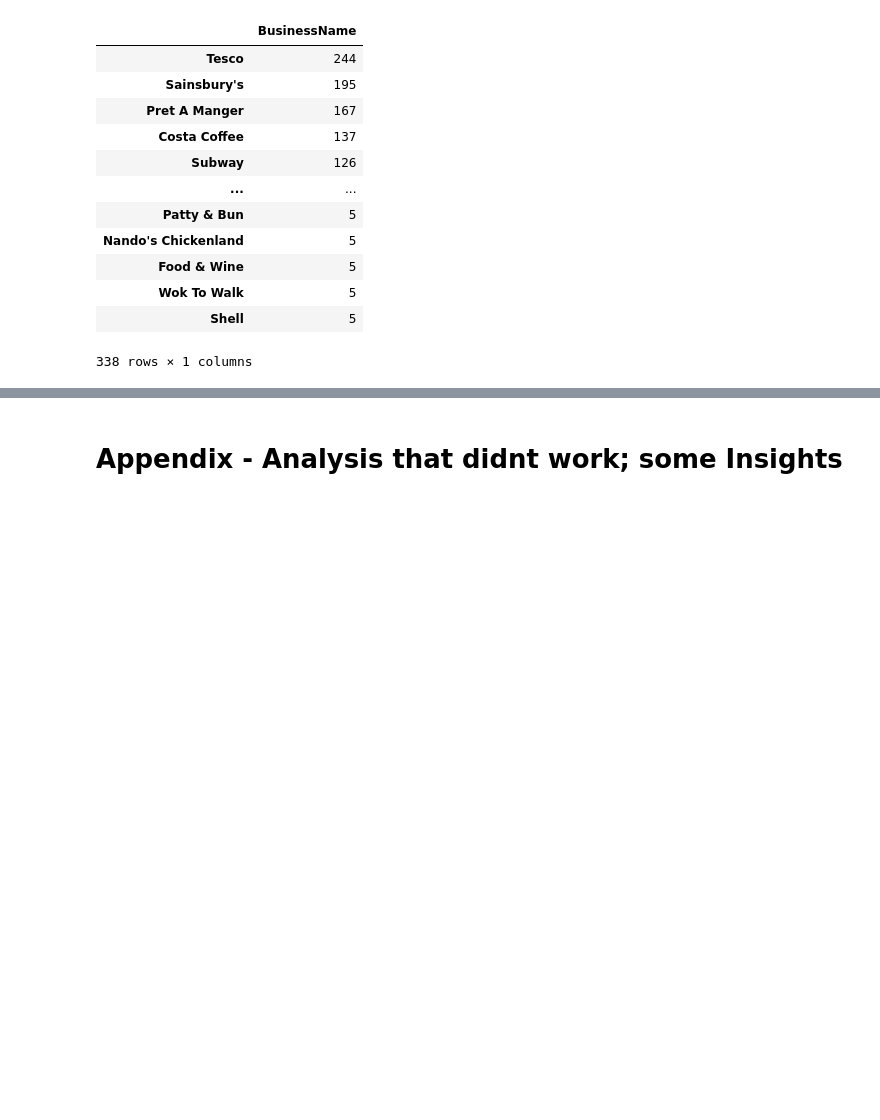
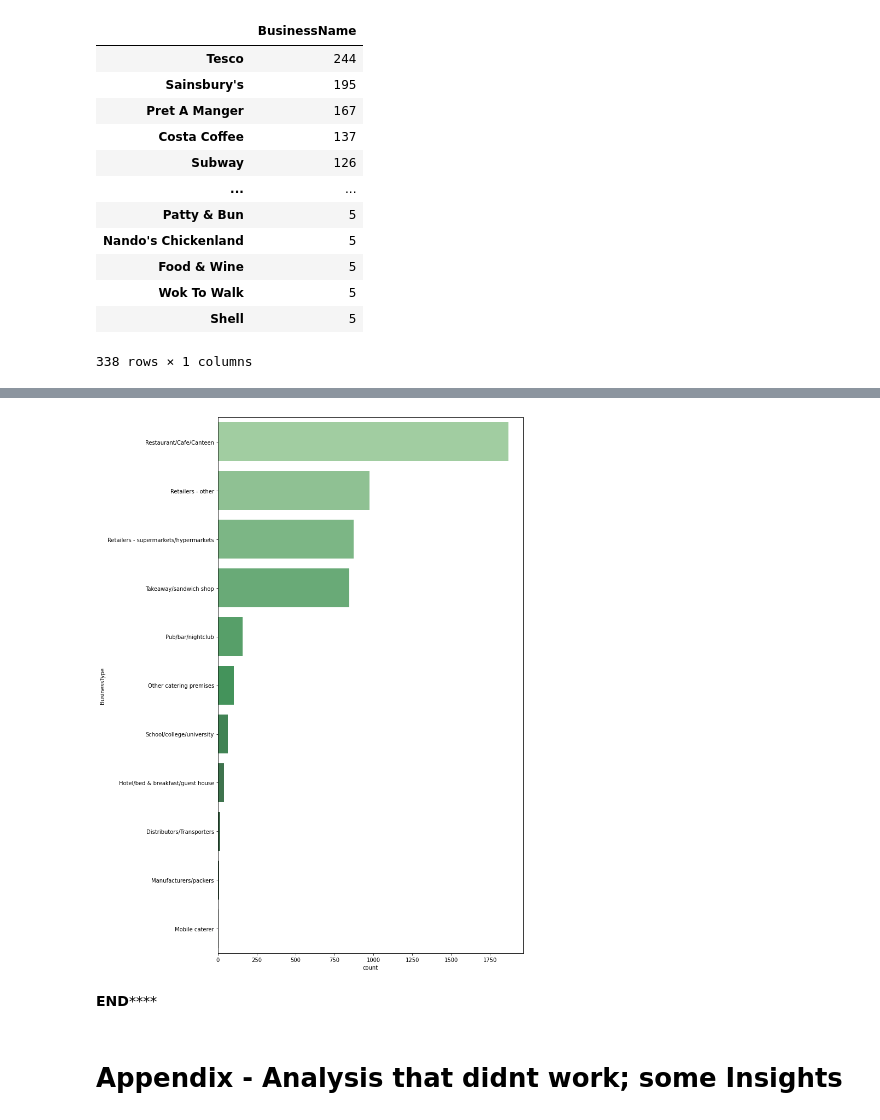
Before and after one commit to LouiseDantas/london-food-delivery, a Jupyter notebook: uber_notebook.ipynb, the cells around one changed output, grey strips where cells are left out. Cells and saved outputs as stored; diff of their text form; code cells hidden in the pictures; blank space fills up the shorter version.

```diff
--- a/uber_notebook.ipynb
+++ b/uber_notebook.ipynb
@@ -327,3 +362,4 @@ chains_df[chains_df['BusinessName']>4]
 338 rows × 1 columns
 # %%
 chains_list=chains_df[chains_df['BusinessName']>4].reset_index()['index'].values.tolist()
+leads_hot_list=df[df['BusinessName'].isin(chains_list)]
@@ -330,3 +382,12 @@ chains_list=chains_df[chains_df['BusinessName']>4].reset_index()['index'].values
+# %%
+fig_dims = (10, 18)
+fig = plt.subplots(figsize=fig_dims)
+fig=sns.countplot(y="BusinessType", data=leads_hot_list, palette="Greens_d",
+              order=leads_hot_list.BusinessType.value_counts().index)
+# %% [output]
+[figure, added]
+# %% [markdown]
+******END**********
 # %% [markdown]
 # Appendix - Analysis that didnt work; some Insights
 # %% [markdown]
```
Also changed, not shown: parts of 16 cells of this notebook, 3 other files.
